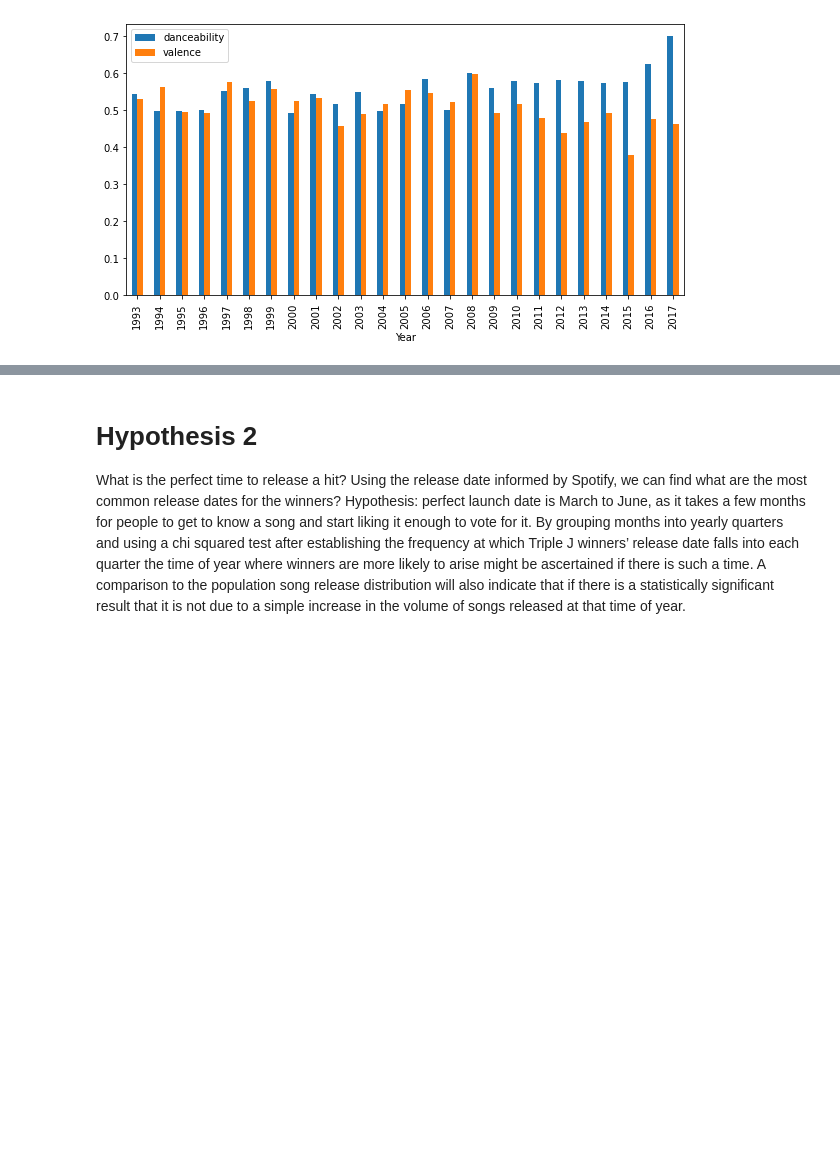
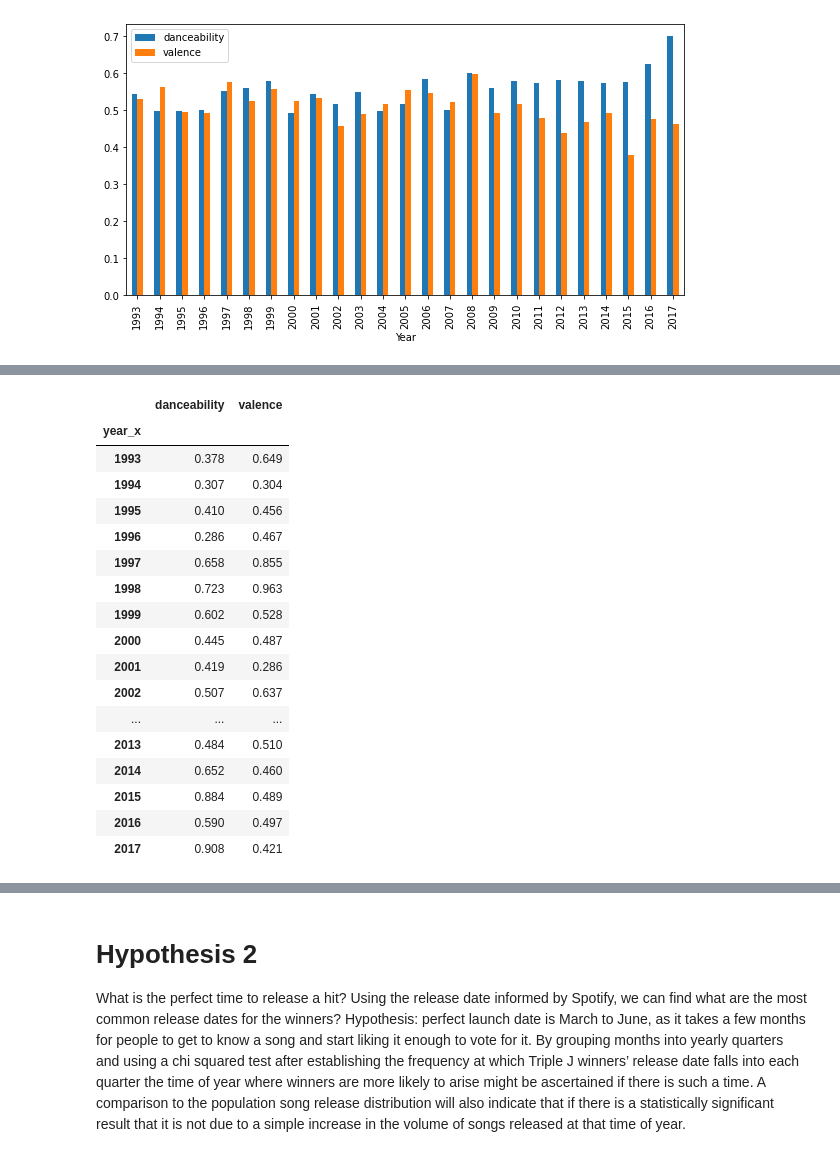
Before and after one commit to relaernu/project_1, a Jupyter notebook: Notebooks/some_analysed.ipynb, the cells around one changed output, grey strips where cells are left out. Cells and saved outputs as stored; diff of their text form; code cells hidden in the pictures; blank space fills up the shorter version.

```diff
--- a/Notebooks/some_analysed.ipynb
+++ b/Notebooks/some_analysed.ipynb
@@ -301 +301,35 @@ ttest_danc
  Ttest_1sampResult(statistic=-1.4787916693041103, pvalue=0.15220213111578962)]
+# %%
+# compare 1st place to whole final_df, some of top 1 are missing, so use the min pos as the top
+top_pos = final_df.groupby("year_x")[["position of year"]].min()
+
+# add column top pos to indicate the top pos in the year to compare the track pos of year
+top_jjj = final_df.copy()
+top_jjj["top pos"] = 0
+for index, row in top_jjj.iterrows():
+    year = row["year_x"]
+    top_jjj.at[index,"top pos"] = top_pos.at[year, "position of year"]
+
+top_tracks = top_jjj.loc[top_jjj["position of year"] == top_jjj["top pos"]]
+top_tracks = top_tracks.set_index(["year_x"])
+top_tracks = top_tracks[["danceability", "valence"]]
+top_tracks
+# %% [output]
+|  | danceability | valence |
+| year_x |  |  |
+| 1993 | 0.378 | 0.649 |
+| 1994 | 0.307 | 0.304 |
+| 1995 | 0.410 | 0.456 |
+| 1996 | 0.286 | 0.467 |
+| 1997 | 0.658 | 0.855 |
+| 1998 | 0.723 | 0.963 |
+| 1999 | 0.602 | 0.528 |
+| 2000 | 0.445 | 0.487 |
+| 2001 | 0.419 | 0.286 |
+| 2002 | 0.507 | 0.637 |
+| ... | ... | ... |
+| 2013 | 0.484 | 0.510 |
+| 2014 | 0.652 | 0.460 |
+| 2015 | 0.884 | 0.489 |
+| 2016 | 0.590 | 0.497 |
+| 2017 | 0.908 | 0.421 |
```
Also changed, not shown: parts of 12 cells of this notebook.
